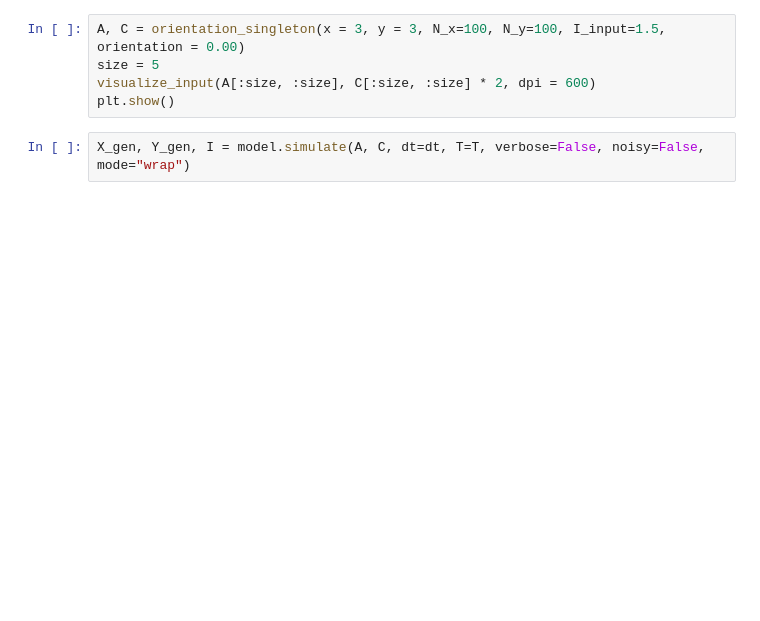
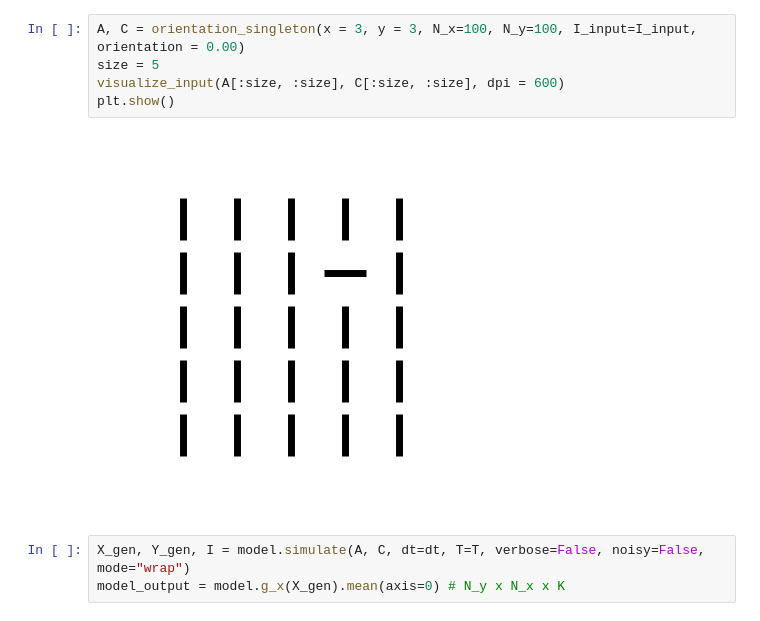
Before and after one commit to iakioh/V1SH_model, a Jupyter notebook: src/experiments/presentation_example.ipynb, the cells around one changed output. Saved outputs shown, nothing was run; the diff lists cells and outputs as text; blank space fills up the shorter version.

```diff
--- a/src/experiments/presentation_example.ipynb
+++ b/src/experiments/presentation_example.ipynb
@@ -19,8 +30,11 @@ def orientation_singleton(x = 5, y = 5, N_x = 4, N_y = 2, I_input = 1.5, orienta
 # %%
-A, C = orientation_singleton(x = 3, y = 3, N_x=100, N_y=100, I_input=1.5, orientation = 0.00)
+A, C = orientation_singleton(x = 3, y = 3, N_x=100, N_y=100, I_input=I_input, orientation = 0.00)
 size = 5
-visualize_input(A[:size, :size], C[:size, :size] * 2, dpi = 600)
+visualize_input(A[:size, :size], C[:size, :size], dpi = 600)
 plt.show()
+# %% [output]
+[figure, added]
 # %%
 X_gen, Y_gen, I = model.simulate(A, C, dt=dt, T=T, verbose=False, noisy=False, mode="wrap")
+model_output = model.g_x(X_gen).mean(axis=0) # N_y x N_x x K
 # %%
```
Also changed, not shown: parts of 11 cells of this notebook, 3 other files.
